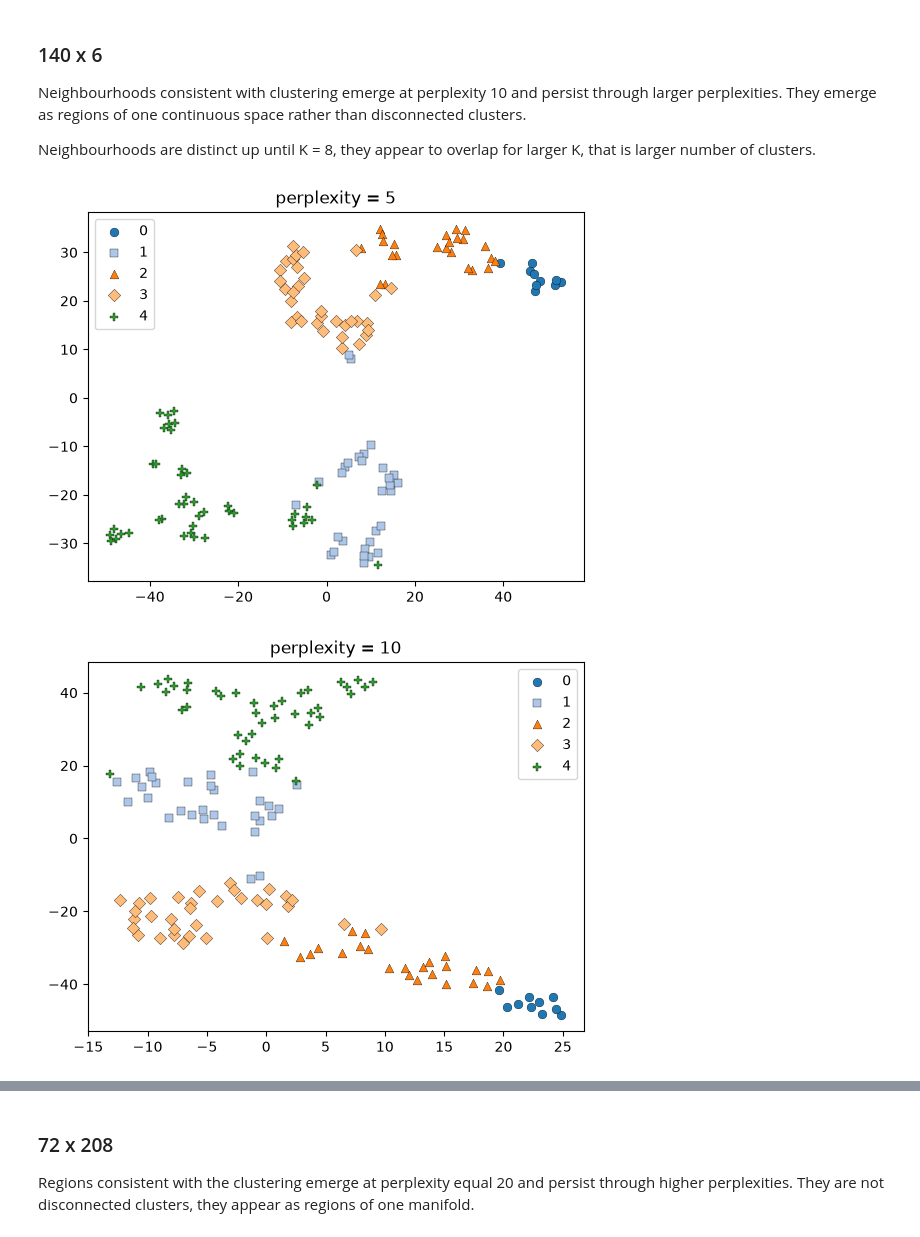
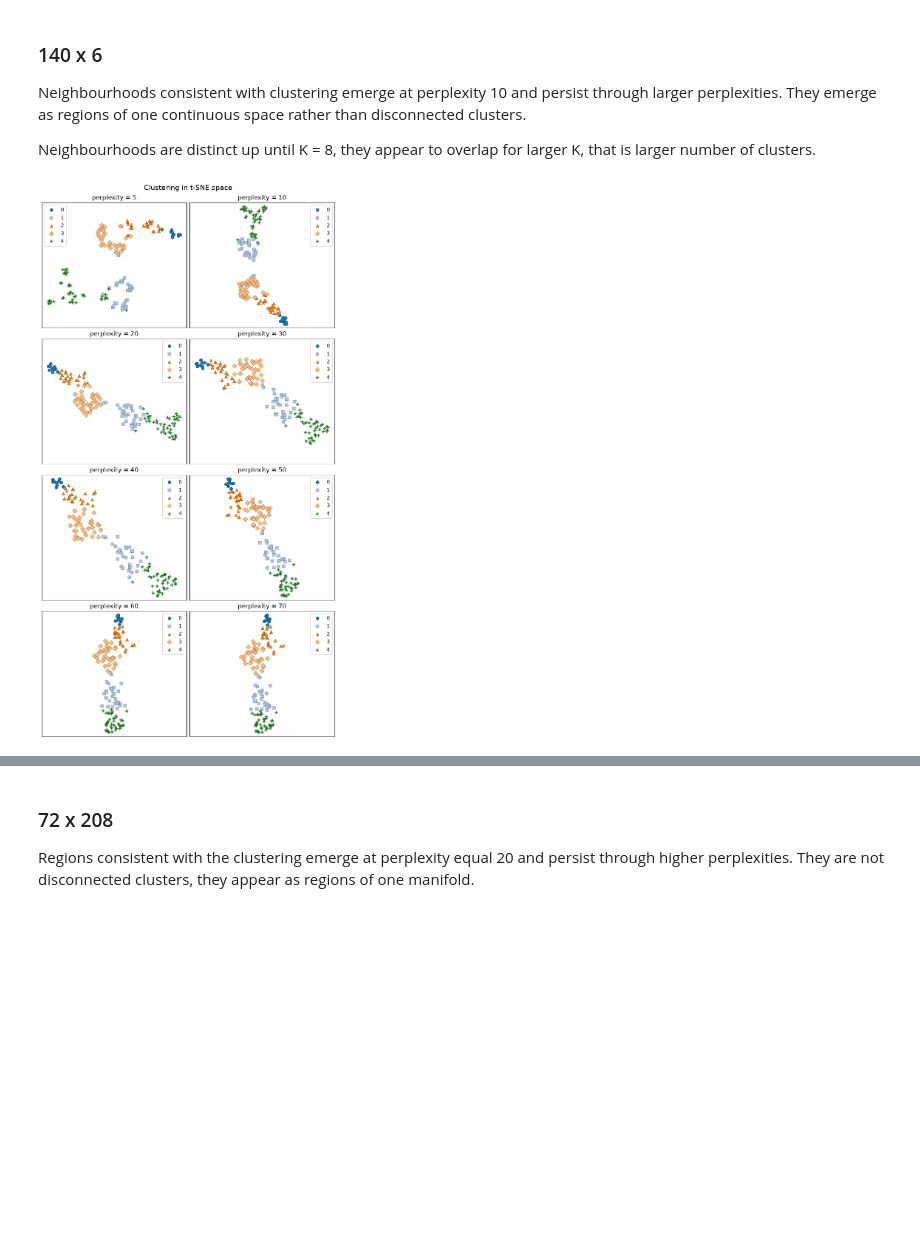
Before and after one commit to reebme/financial-attitudes-clustering, a Jupyter notebook: Notebooks/02_EDA.ipynb, the cells around one changed output, grey strips where cells are left out. Drawn from its saved outputs; the diff is of its cells as text; code cells hidden in the pictures; blank space fills up the shorter version.

```diff
--- a/Notebooks/02_EDA.ipynb
+++ b/Notebooks/02_EDA.ipynb
@@ -488,24 +550,45 @@ for k in ks_short:
 # %% [markdown]
 ## t-SNE
+# %%
+perplexities = [5, 10, 20, 30, 40, 50, 60, 70]
 # %% [markdown]
 ### 140 x 6
 Neighbourhoods consistent with clustering emerge at perplexity 10 and persist through larger perplexities. They emerge as regions of one continuous space rather than disconnected clusters.
 
 Neighbourhoods are distinct up until K = 8, they appear to overlap for larger K, that is larger number of clusters.
 # %%
+nrows, ncols = 4, 2
+
+fig, axs = plt.subplots(
+    nrows=nrows, ncols=ncols,
+    figsize=(8, 15),
+    layout="constrained",
+)
+
 labels = labels_most_rows[5]
 
-for perplexity in [5, 10, 20, 30, 40, 50, 60]:
+for ax, perplexity in zip(axs.flat, perplexities):
     tsne = TSNE(
         n_components=2,
         perplexity=perplexity,
         init="pca",
         learning_rate="auto",
         random_state=SEED
     )
     X_tsne = tsne.fit_transform(X)
 
-    draw_marked_clusters(labels, X_tsne[:,0], X_tsne[:, 1], colors, markers, title=f"perplexity = {perplexity}")
+    draw_marked_clusters(
+        ax,
+        labels,
+        X_tsne[:,0], X_tsne[:, 1],
+        colors,
+        markers,
+        title=f"perplexity = {perplexity}",
+        aspect_equal="datalim"
+    )
+
+fig.suptitle("Clustering in t-SNE space", fontsize=14)
+
+plt.show()
 # %% [output]
-[figure, old version]
+[figure, new version]
-[figure, removed]
```
Also changed, not shown: parts of 9 cells of this notebook.
